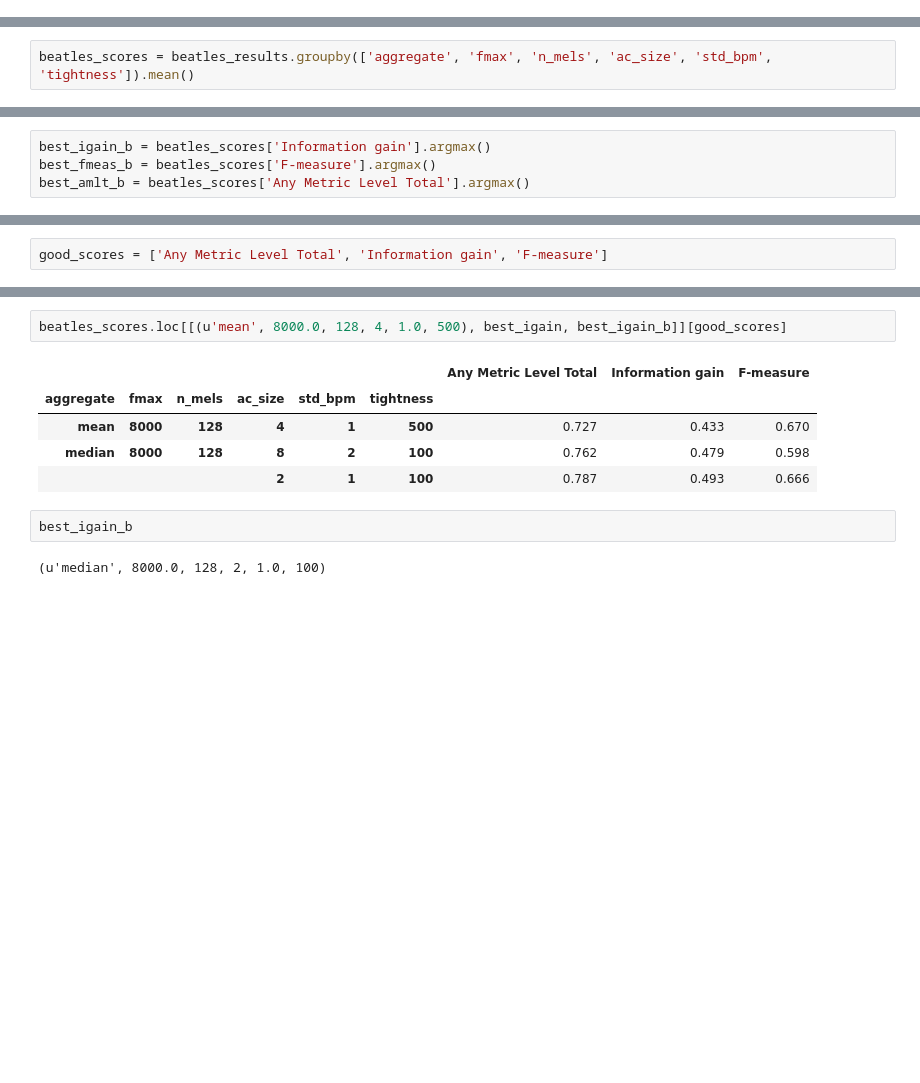
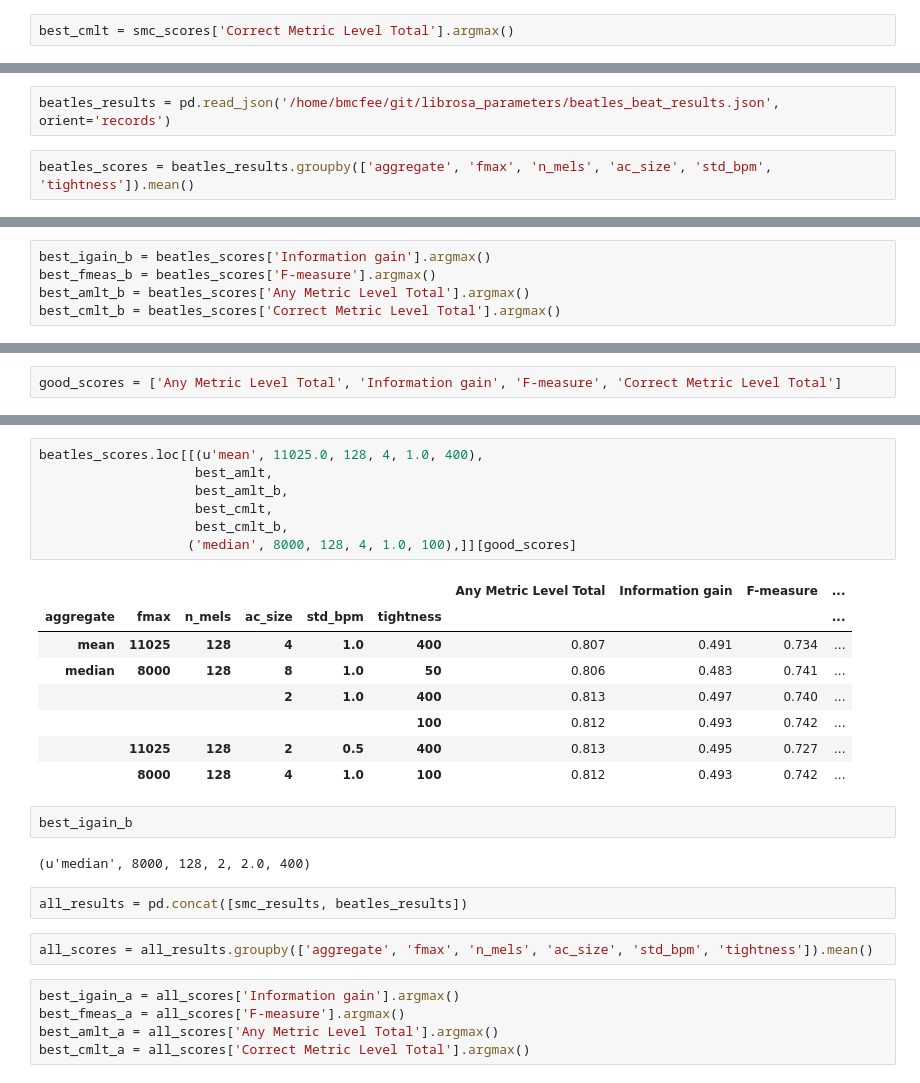
Before and after one commit to bmcfee/librosa_parameters, a Jupyter notebook: code/Beat tracking parameters.ipynb, the cells around one changed output, grey strips where cells are left out. Drawn from its saved outputs; the diff is of its cells as text; blank space fills up the shorter version.

```diff
--- a/code/Beat tracking parameters.ipynb
+++ b/code/Beat tracking parameters.ipynb
@@ -182,4 +197,6 @@ best_igain = smc_scores['Information gain'].argmax()
 best_fmeas = smc_scores['F-measure'].argmax()
 # %%
 best_amlt = smc_scores['Any Metric Level Total'].argmax()
+# %%
+best_cmlt = smc_scores['Correct Metric Level Total'].argmax()
 # %%
@@ -280,5 +307,7 @@ Processing 12_-_Get_Back.flac
 # %%
 beatles_results.to_json('/home/bmcfee/git/librosa_parameters/beatles_beat_results.json', orient='records')
+# %%
+beatles_results = pd.read_json('/home/bmcfee/git/librosa_parameters/beatles_beat_results.json', orient='records')
 # %%
 beatles_scores = beatles_results.groupby(['aggregate', 'fmax', 'n_mels', 'ac_size', 'std_bpm', 'tightness']).mean()
 # %%
@@ -306,6 +335,7 @@ beatles_scores
 best_igain_b = beatles_scores['Information gain'].argmax()
 best_fmeas_b = beatles_scores['F-measure'].argmax()
 best_amlt_b = beatles_scores['Any Metric Level Total'].argmax()
+best_cmlt_b = beatles_scores['Correct Metric Level Total'].argmax()
 # %%
 print best_igain
 print best_fmeas
@@ -325,3 +359,3 @@ print best_amlt_b
 # %%
-good_scores = ['Any Metric Level Total', 'Information gain', 'F-measure']
+good_scores = ['Any Metric Level Total', 'Information gain', 'F-measure', 'Correct Metric Level Total']
 # %%
@@ -367,12 +416,29 @@ smc_scores.loc[[('mean', 8000, 128, 4, 1.0, 500), best_igain, best_igain_b]][goo
 # %%
-beatles_scores.loc[[(u'mean', 8000.0, 128, 4, 1.0, 500), best_igain, best_igain_b]][good_scores]
+beatles_scores.loc[[(u'mean', 11025.0, 128, 4, 1.0, 400),
+                    best_amlt,
+                    best_amlt_b,
+                    best_cmlt,
+                    best_cmlt_b,
+                   ('median', 8000, 128, 4, 1.0, 100),]][good_scores]
 # %% [output]
-|  |  |  |  |  |  | Any Metric Level Total | Information gain | F-measure |
-| aggregate | fmax | n_mels | ac_size | std_bpm | tightness |  |  |  |
-| mean | 8000 | 128 | 4 | 1 | 500 | 0.727 | 0.433 | 0.670 |
-| median | 8000 | 128 | 8 | 2 | 100 | 0.762 | 0.479 | 0.598 |
-|  |  |  | 2 | 1 | 100 | 0.787 | 0.493 | 0.666 |
+|  |  |  |  |  |  | Any Metric Level Total | Information gain | F-measure | ... |
+| aggregate | fmax | n_mels | ac_size | std_bpm | tightness |  |  |  | ... |
+| mean | 11025 | 128 | 4 | 1.0 | 400 | 0.807 | 0.491 | 0.734 | ... |
+| median | 8000 | 128 | 8 | 1.0 | 50 | 0.806 | 0.483 | 0.741 | ... |
+|  |  |  | 2 | 1.0 | 400 | 0.813 | 0.497 | 0.740 | ... |
+|  |  |  |  |  | 100 | 0.812 | 0.493 | 0.742 | ... |
+|  | 11025 | 128 | 2 | 0.5 | 400 | 0.813 | 0.495 | 0.727 | ... |
+|  | 8000 | 128 | 4 | 1.0 | 100 | 0.812 | 0.493 | 0.742 | ... |
 # %%
 best_igain_b
 # %% [output]
-(u'median', 8000.0, 128, 2, 1.0, 100)
+(u'median', 8000, 128, 2, 2.0, 400)
+# %%
+all_results = pd.concat([smc_results, beatles_results])
+# %%
+all_scores = all_results.groupby(['aggregate', 'fmax', 'n_mels', 'ac_size', 'std_bpm', 'tightness']).mean()
+# %%
+best_igain_a = all_scores['Information gain'].argmax()
+best_fmeas_a = all_scores['F-measure'].argmax()
+best_amlt_a = all_scores['Any Metric Level Total'].argmax()
+best_cmlt_a = all_scores['Correct Metric Level Total'].argmax()
```
Also changed, not shown: parts of 19 cells of this notebook, 1 other file.
